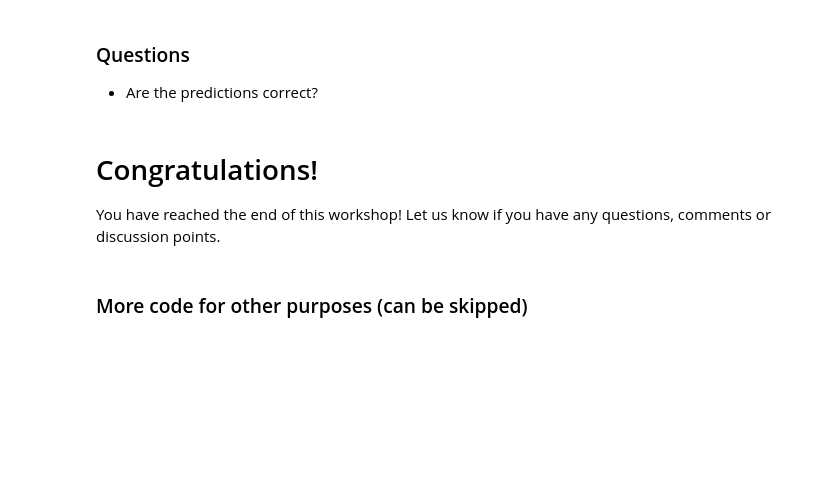
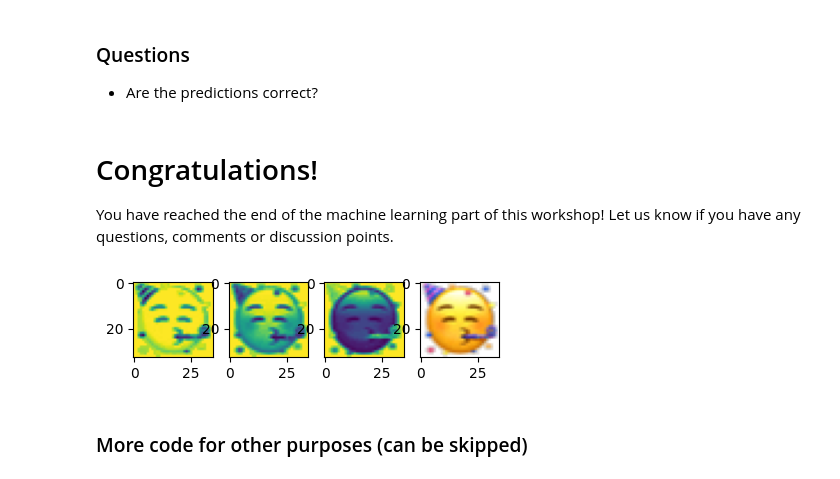
Before and after one commit to Jintram/Workshop_Py_image-analysis_2025, a Jupyter notebook: Bioimage-analysis_05_MachineLearning-basics.ipynb, the cells around one changed output. Cells and saved outputs as stored; diff of their text form; code cells hidden in the pictures; blank space fills up the shorter version.

Commit message:
small updates ML part

```diff
--- a/Bioimage-analysis_05_MachineLearning-basics.ipynb
+++ b/Bioimage-analysis_05_MachineLearning-basics.ipynb
@@ -510,7 +524,15 @@ X3= tensor([[-2.6456,  3.4767]], device='mps:0', grad_fn=<LinearBackward0>)
 # %% [markdown]
 # Congratulations!
 
-You have reached the end of this workshop! Let us know if you have any questions, comments or discussion points.
+You have reached the end of the machine learning part of this workshop! Let us know if you have any questions, comments or discussion points.
+# %%
+img_party=tiff.imread('images/emoji/party.tif')
+fig, axs = plt.subplots(1,4, figsize=(12/2.54, 3/2.54))
+for ch in range(3):
+    _=axs.flatten()[ch].imshow(img_party[:,:,ch])
+_=axs.flatten()[3].imshow(img_party)
+# %% [output]
+[figure, added]
 # %% [markdown]
 ### More code for other purposes (can be skipped)
 # %%
```
Also changed, not shown: parts of 5 cells of this notebook.
